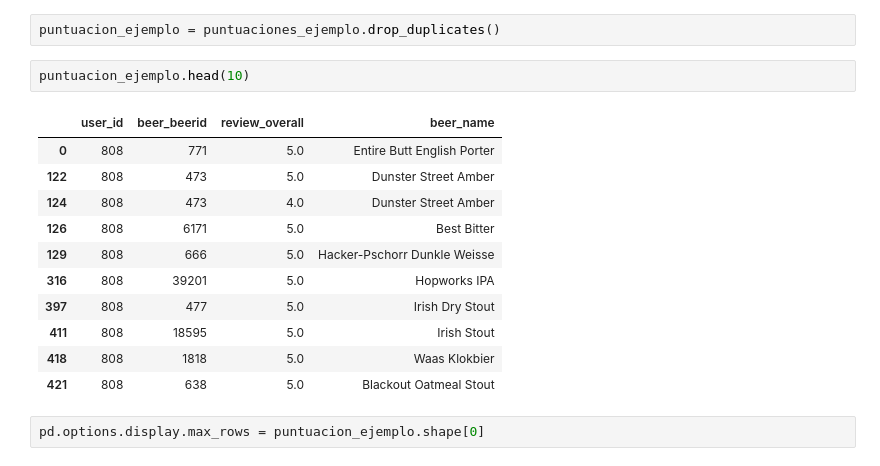
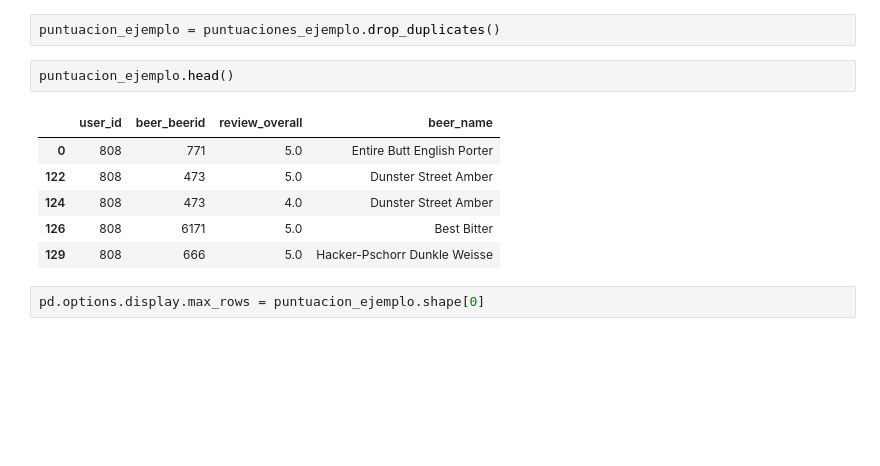
Before and after one commit to raan006/prueba, a Jupyter notebook: Ejercicio_filtro_colaborativo_RamonAviles (1).ipynb, the cells around one changed output. Cells and saved outputs as stored; diff of their text form; blank space fills up the shorter version.

```diff
--- a/Ejercicio_filtro_colaborativo_RamonAviles (1).ipynb
+++ b/Ejercicio_filtro_colaborativo_RamonAviles (1).ipynb
@@ -171,19 +163,14 @@ puntuaciones_ejemplo = (
 # %%
 puntuacion_ejemplo = puntuaciones_ejemplo.drop_duplicates()
 # %%
-puntuacion_ejemplo.head(10)
+puntuacion_ejemplo.head()
 # %% [output]
 |  | user_id | beer_beerid | review_overall | beer_name |
 | 0 | 808 | 771 | 5.0 | Entire Butt English Porter |
 | 122 | 808 | 473 | 5.0 | Dunster Street Amber |
 | 124 | 808 | 473 | 4.0 | Dunster Street Amber |
 | 126 | 808 | 6171 | 5.0 | Best Bitter |
 | 129 | 808 | 666 | 5.0 | Hacker-Pschorr Dunkle Weisse |
-| 316 | 808 | 39201 | 5.0 | Hopworks IPA |
-| 397 | 808 | 477 | 5.0 | Irish Dry Stout |
-| 411 | 808 | 18595 | 5.0 | Irish Stout |
-| 418 | 808 | 1818 | 5.0 | Waas Klokbier |
-| 421 | 808 | 638 | 5.0 | Blackout Oatmeal Stout |
 # %%
 pd.options.display.max_rows = puntuacion_ejemplo.shape[0]
 # %%
```
Also changed, not shown: parts of 7 cells of this notebook.
